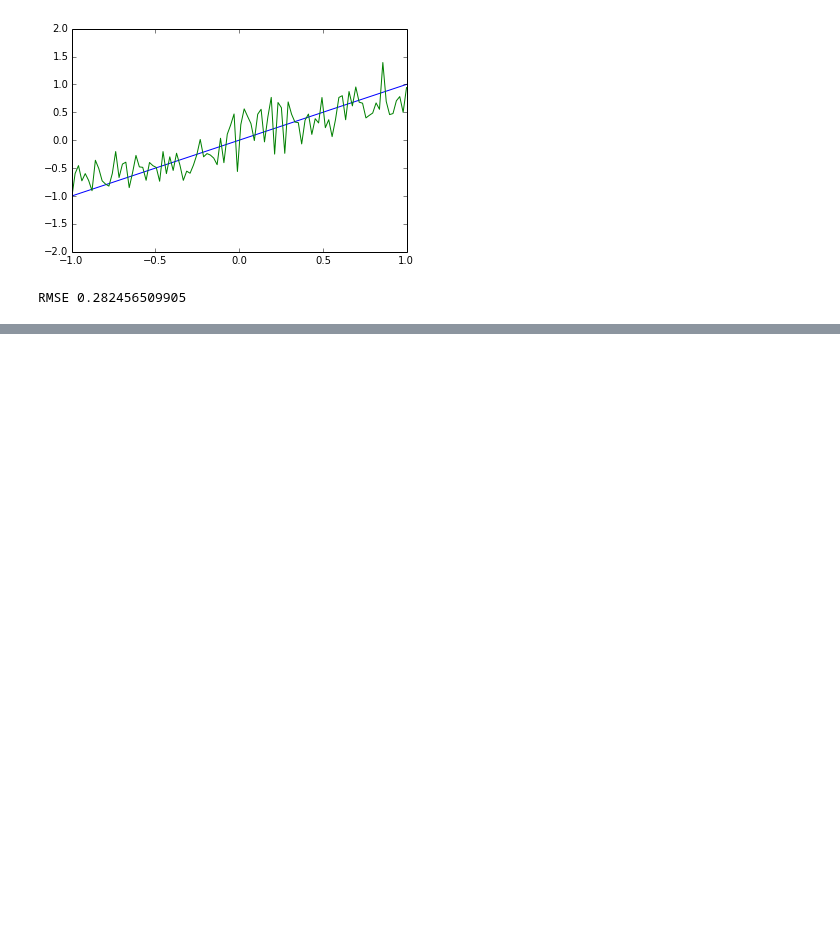
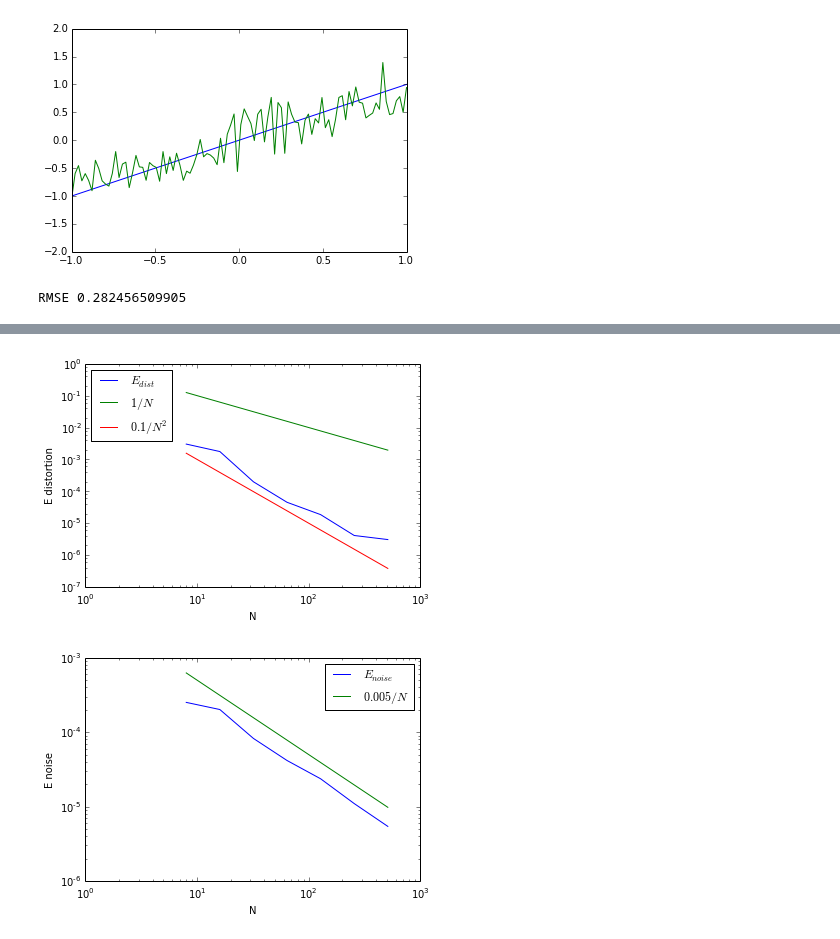
Before and after one commit to tcstewar/syde556, a Jupyter notebook: SYDE 556 Lecture 2 Representation.ipynb, the cells around one changed output, grey strips where cells are left out. Cells and saved outputs as stored; diff of their text form; code cells hidden in the pictures; blank space fills up the shorter version.

```diff
--- a/SYDE 556 Lecture 2 Representation.ipynb
+++ b/SYDE 556 Lecture 2 Representation.ipynb
@@ -502,0 +526,53 @@ RMSE 0.282456509905
+# %%
+import numpy
+import syde556
+reload(syde556)
+
+noise = 0.2
+x = numpy.linspace(-1, 1, 100)
+dx = 2.0/100
+Ns = numpy.array([8, 16, 32, 64, 128, 256, 512])
+
+E_distortion = []
+E_noise = []
+
+for N in Ns:
+    encoders = numpy.random.choice([-1, 1], N)
+    intercepts = numpy.random.uniform(-0.9, 0.9, N)
+    max_rates = numpy.random.uniform(100, 200, N)
+    alpha, bias = syde556.find_alpha_and_bias(intercepts, max_rates)
+
+    A = syde556.activity(x, encoders, alpha, bias)
+
+    d = syde556.decoders(A, x, noise=noise, dx=dx)
+    A_noisy = syde556.add_noise(A, noise)
+
+    xhat = numpy.dot(A, d)
+    xhat_noisy = numpy.dot(A_noisy, d)
+
+    E_d = 0.5*np.sum((x-xhat)**2)*dx
+    E_n = 0.5 * (noise*np.max(A))**2 * sum(d**2)*dx
+    # Alternate method for computing:
+    #E_n = 0.5*np.sum((x-xhat_noisy)**2)*dx - E_d
+    E_distortion.append(E_d)
+    E_noise.append(E_n)
+
+
+figure()
+loglog(Ns, E_distortion, label='$E_{dist}$')
+loglog(Ns, 1.0/Ns, label='$1/N$')
+loglog(Ns, 0.1/(Ns**2), label='$0.1/N^2$')
+xlabel('N')
+ylabel('E distortion')
+legend(loc='best')
+
+figure()
+loglog(Ns, E_noise, label='$E_{noise}$')
+loglog(Ns, 0.005/(Ns), label='$0.005/N$')
+xlabel('N')
+ylabel('E noise')
+legend(loc='best')
+show()
+# %% [output]
+[figure, added]
+[figure, added]
```
Also changed, not shown: parts of 10 cells of this notebook, 1 other file.
